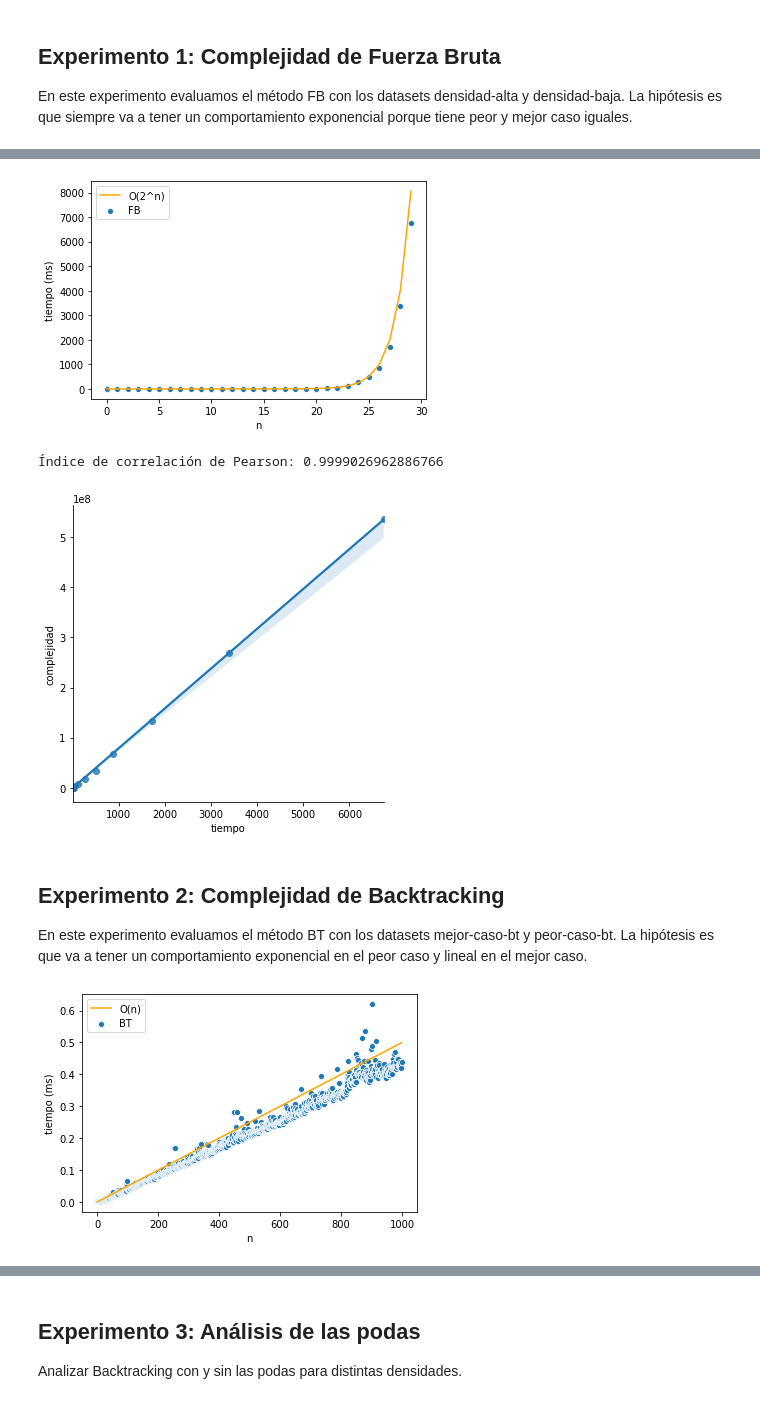
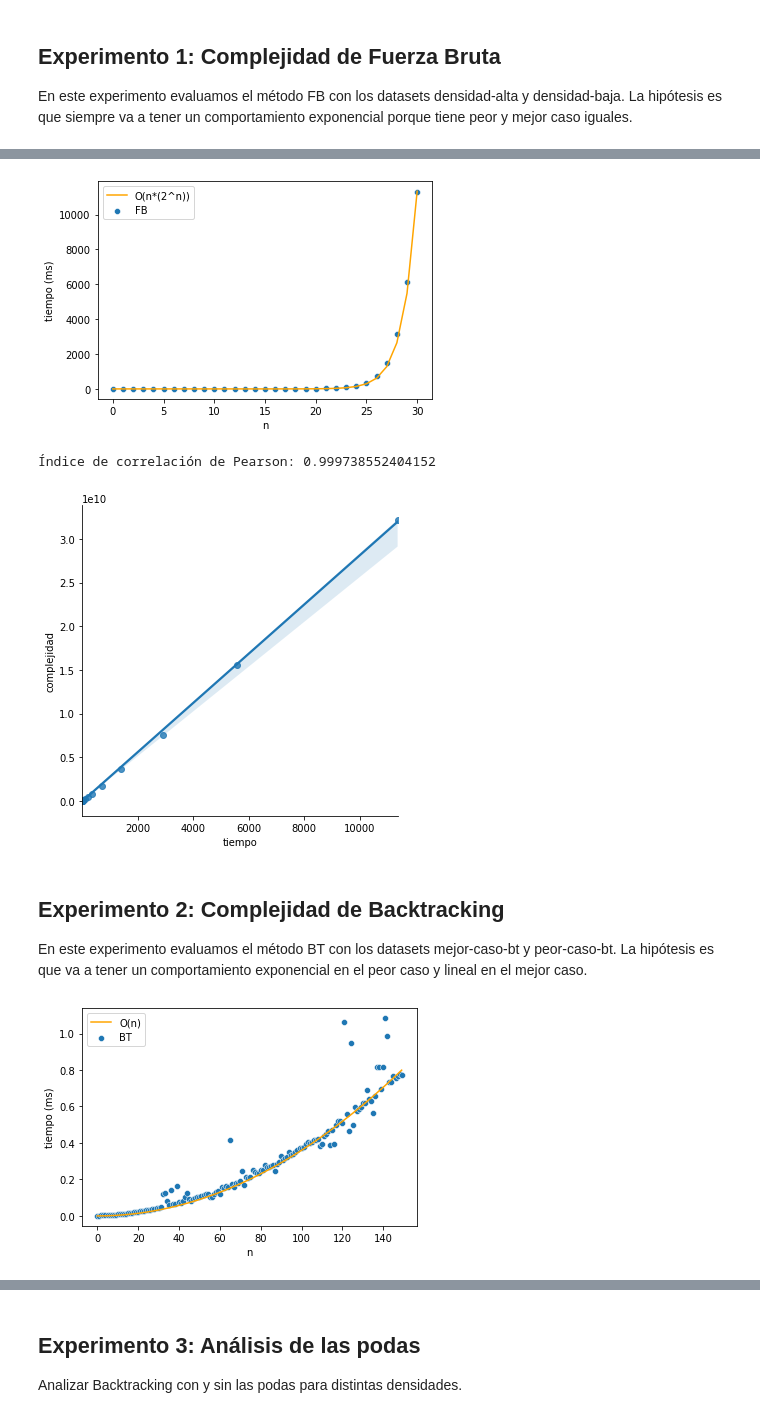
Before and after one commit to nahuelcastro/JamboTubo, a Jupyter notebook: python/analisis.ipynb, the cells around one changed output, grey strips where cells are left out. Drawn from its saved outputs; the diff is of its cells as text; code cells hidden in the pictures.

```diff
--- a/python/analisis.ipynb
+++ b/python/analisis.ipynb
@@ -54,37 +54,38 @@ plt.savefig("graficos/fb-res_peso.svg");
 # %%
-# Comparamos el dataset densidad-alta contra una función exponencial.
-df_complejidad_FB = df_resultados[(df_resultados["metodo"]=="FB") & (df_resultados["dataset"]=="densidad-alta")].copy();
-df_complejidad_FB["tiempo_esperado"] = 2.0 ** df_complejidad_FB["n"] * 0.000015; # Exponencial
+# Comparamos el dataset DB_res_peso_asc contra una función exponencial.
+df_complejidad_FB = df_resultados[(df_resultados["metodo"]=="FB") & (df_resultados["dataset"]=="FB_res_peso_asc")].copy();
+df_complejidad_FB["tiempo_esperado"] = df_complejidad_FB["n"] * 2.0 ** df_complejidad_FB["n"] * 0.000000352; # Exponencial
 fig = sns.scatterplot(data=df_complejidad_FB, x='n', y='tiempo');
 fig = sns.lineplot(data=df_complejidad_FB, x='n', y='tiempo_esperado', color="orange");
-fig.legend(labels=['O(2^n)','FB']);
+fig.legend(labels=['O(n*(2^n))','FB']);
 fig.set(xlabel='n', ylabel='tiempo (ms)');
 plt.savefig("graficos/fb-complejidad.svg")
 # %% [output]
-[figure, old version]
+[figure, new version]
 # %%
 # Graficamos los tiempos de ejecución de la serie de instancias X1, ..., Xn vs la complejidad esperada.
-df_complejidad_FB = df_resultados[(df_resultados["metodo"]=="FB") & (df_resultados["dataset"]=="densidad-alta")].copy();
-df_complejidad_FB["complejidad"] = 2.0 ** df_complejidad_FB["n"];
+df_complejidad_FB = df_resultados[(df_resultados["metodo"]=="FB") & (df_resultados["dataset"]=="FB_res_peso_desc")].copy();
+df_complejidad_FB["complejidad"] = df_complejidad_FB["n"] * 2.0 ** df_complejidad_FB["n"];
 fig = sns.lmplot(data=df_complejidad_FB, x="tiempo", y="complejidad");
 plt.savefig("graficos/fb-correlacion.svg");
 print("Índice de correlación de Pearson:", correlacion_pearson(df_complejidad_FB, "tiempo", "complejidad"));
 # %% [output]
-Índice de correlación de Pearson: 0.9999026962886766
+Índice de correlación de Pearson: 0.999738552404152
-[figure, old version]
+[figure, new version]
 # %% [markdown]
 ## Experimento 2: Complejidad de Backtracking
 En este experimento evaluamos el método BT con los datasets mejor-caso-bt y peor-caso-bt. La hipótesis es que va a tener un comportamiento exponencial en el peor caso y lineal en el mejor caso.
 # %%
 df_BT_mejor_caso = df_resultados[(df_resultados["metodo"]=="BT") & (df_resultados["dataset"] == "mejor-caso-bt")].copy();
-df_BT_mejor_caso["tiempo_esperado"] = df_BT_mejor_caso["n"] * 0.0005; # Lineal
+# df_BT_mejor_caso["tiempo_esperado"] = df_BT_mejor_caso["n"] * 0.0005; # Lineal
+df_BT_mejor_caso["tiempo_esperado"] = df_BT_mejor_caso["n"]** 2 * 0.000036; # Lineal
 fig = sns.scatterplot(data=df_BT_mejor_caso, x='n', y='tiempo');
 fig = sns.lineplot(data=df_BT_mejor_caso, x='n', y='tiempo_esperado', color="orange");
 fig.legend(labels=['O(n)','BT']);
 fig.set(xlabel='n', ylabel='tiempo (ms)');
 plt.savefig("graficos/bt-complejidad-mejor-caso.svg");
 # %% [output]
-[figure, old version]
+[figure, new version]
 # %%
 # Graficamos los tiempos de ejecución de la serie de instancias X1, ..., Xn vs la complejidad esperada.
 df_BT_mejor_caso = df_resultados[(df_resultados["metodo"]=="BT") & (df_resultados["dataset"] == "mejor-caso-bt")].copy();
```
Also changed, not shown: parts of 10 cells of this notebook, 17 other files.
